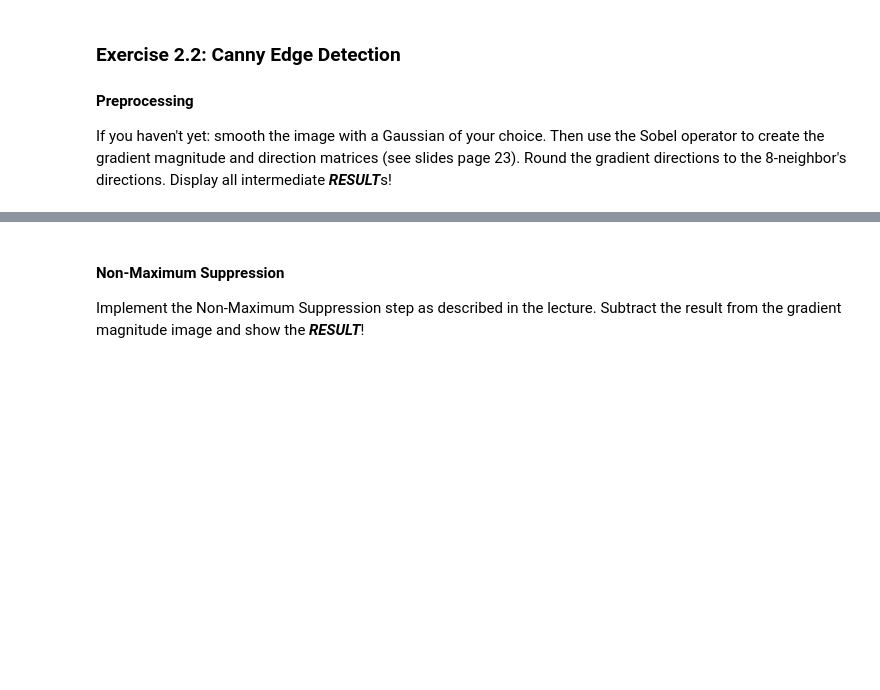
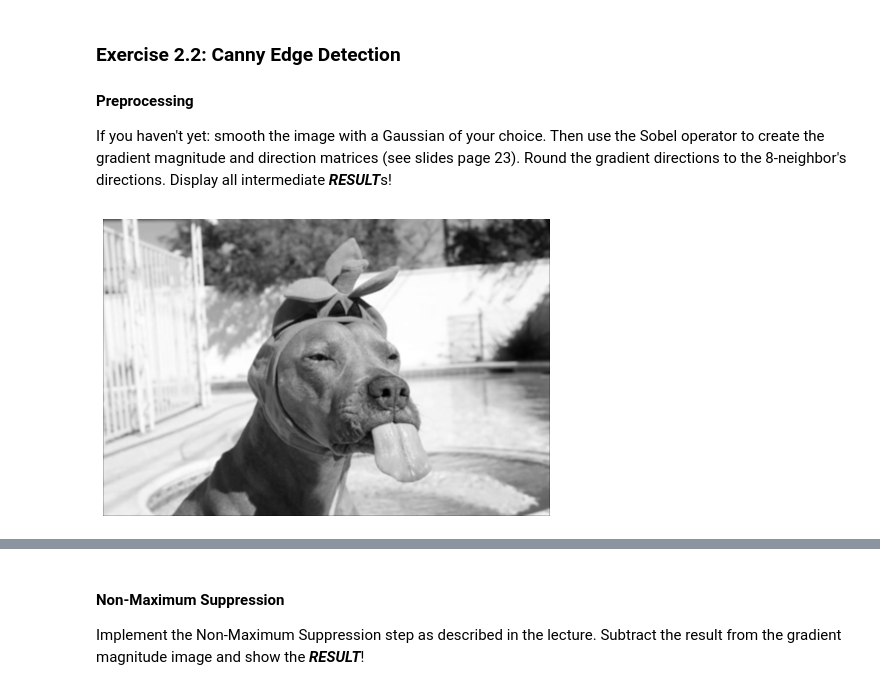
Before and after one commit to RaimiSol/cv2122_assignments, a Jupyter notebook: solutions/raimi_solves_assignment01.ipynb, the cells around one changed output, grey strips where cells are left out. Saved outputs shown, nothing was run; the diff lists cells and outputs as text; code cells hidden in the pictures; blank space fills up the shorter version.

```diff
--- a/solutions/raimi_solves_assignment01.ipynb
+++ b/solutions/raimi_solves_assignment01.ipynb
@@ -421,3 +474,11 @@ Now, implement a simple edge detector by first filtering with a Sobel operator a
 
 #### Preprocessing
 If you haven't yet: smooth the image with a Gaussian of your choice. Then use the Sobel operator to create the gradient magnitude and direction matrices (see slides page 23). Round the gradient directions to the 8-neighbor's directions. Display all  intermediate ***RESULT***s!
+# %%
+image_smoothed = conv2d(image,gaussian_kernel(3,5))
+plt.figure(figsize=(8,6))
+plt.imshow(image_smoothed, cmap=plt.cm.gray)
+plt.axis("off")
+plt.show()
+# %% [output]
+[figure, added]
```
Also changed, not shown: parts of 10 cells of this notebook, 2 other files.
